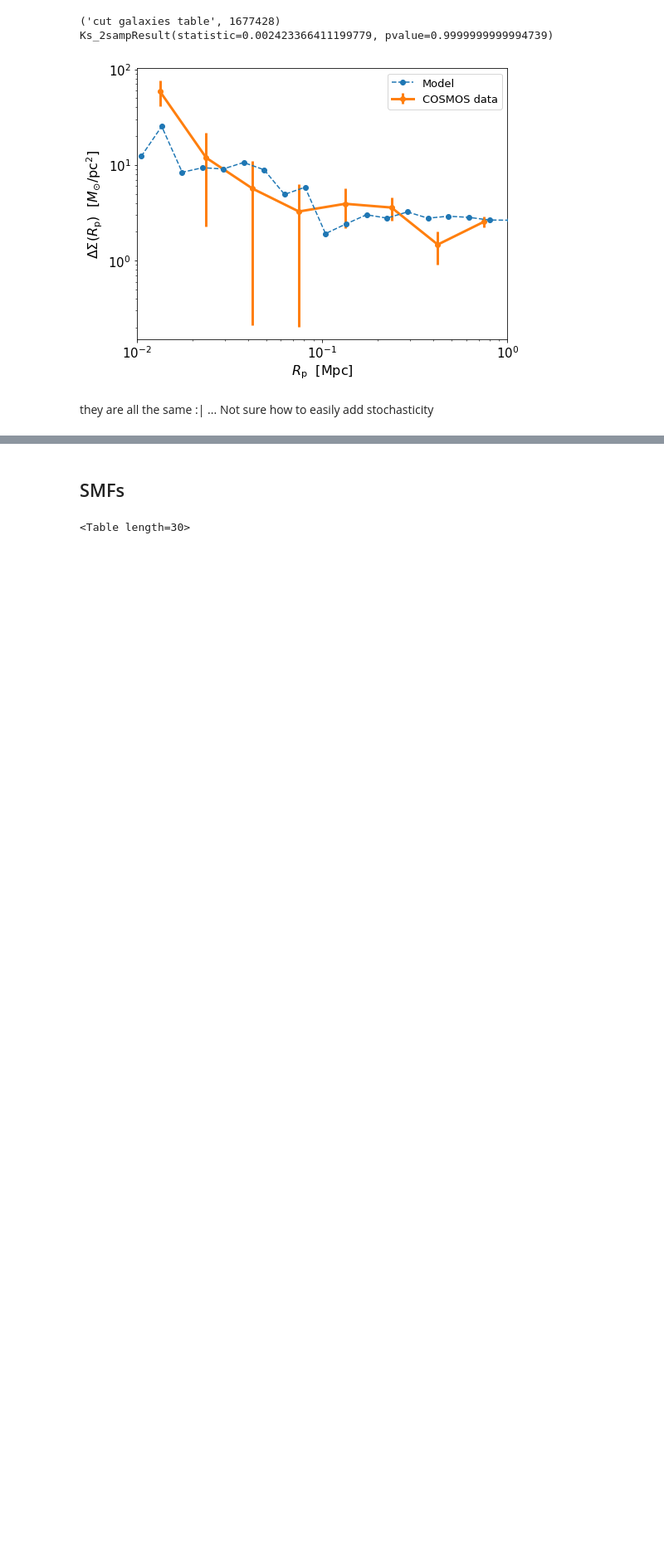
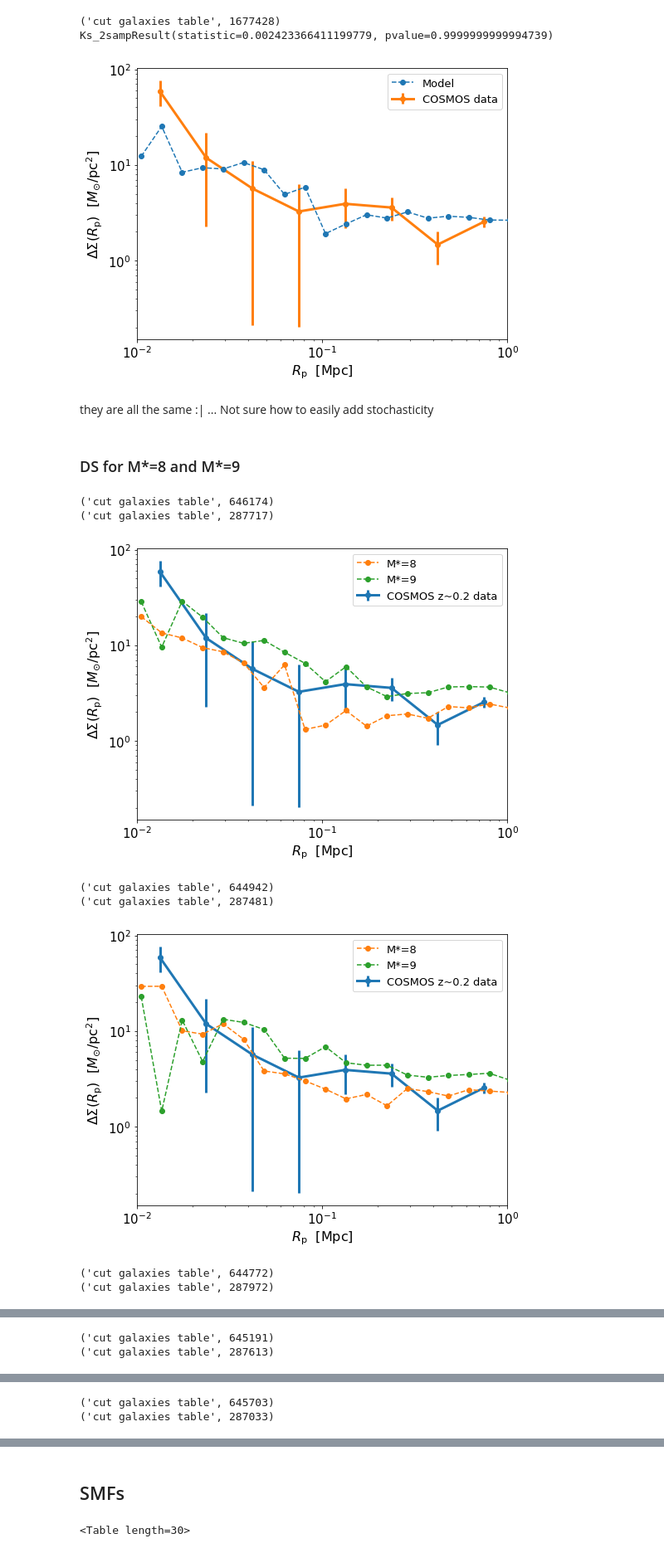
Before and after one commit to f-ardila/dwarf_lensing, a Jupyter notebook: MCMC/notebooks/Universe_Machine.ipynb, the cells around one changed output, grey strips where cells are left out. Shown at 83% size. Drawn from its saved outputs; the diff is of its cells as text; code cells hidden in the pictures; blank space fills up the shorter version.

Commit message:
created WL profiles split by stellar mass

```diff
--- a/MCMC/notebooks/Universe_Machine.ipynb
+++ b/MCMC/notebooks/Universe_Machine.ipynb
@@ -47,7 +48,7 @@ UM_catalog
 # %%
 UM_catalog['stellar_mass'] = np.log10(UM_catalog['obs_SM'])
 # %%
-run='Vmax_5'
+run='UM_1'
 config = parse_config('/Users/fardila/Documents/GitHub/dwarf_lensing/MCMC/config/mcmc_config_{0}.yaml'.format(str(run)))
 config, cosmos_data, sim_data = initial_model(config)
 # %% [output]
@@ -130,3 +171,54 @@ Ks_2sampResult(statistic=0.002423366411199779, pvalue=0.9999999999994739)
 [figure]
 # %% [markdown]
 they are all the same :|  ... Not sure how to easily add stochasticity
+# %% [markdown]
+### DS for M*=8 and M*=9
+# %%
+def make_DS_catalog_given_params(params, run, config = None, cosmos_data = None, sim_data = None, write=False):
+
+    if not config:
+        config = parse_config('/Users/fardila/Documents/GitHub/dwarf_lensing/MCMC/config/mcmc_config_{0}.yaml'.format(str(run)))
+        config, cosmos_data, sim_data = initial_model(config)
+
+    halo_data = sim_data['halocat'].halo_table
+
+    stellar_masses = get_chris_stellar_masses(params, config, sim_data)
+    halo_data['stellar_mass'] = 10**stellar_masses
+
+#     halo_data_reduced = halo_data['stellar_mass','halo_mpeak','halo_mvir','halo_Vmax@Mpeak', 'halo_upid']
+    halo_data_reduced = halo_data
+
+    if write:
+        halo_data_reduced.write('/Users/fardila/Documents/GitHub/dwarf_lensing/mock_dwarfs/best_fit_mock_{0}.ascii'.format(run),
+                  format ='ascii', overwrite=True, comment='#')
+
+    return halo_data_reduced
+# %%
+best_UM_params = [ 0.31778976, 0.16864865, 2.76285812, 11.15042856,  0.12689323,  0.96288237, -0.03033116]
+# %%
+for i in range(5):
+    # Predict DeltaSigma profiles
+    catalog = make_DS_catalog_given_params(best_UM_params, 'UM_1',
+                                    config = config, cosmos_data = cosmos_data, sim_data = sim_data,
+                                    write=False)
+    catalog = catalog[(np.log10(catalog['stellar_mass'])>7.8) & (np.log10(catalog['stellar_mass'])<9.2)]
+
+
+    m_star8_catalog = catalog[(np.log10(catalog['stellar_mass'])>7.8) & (np.log10(catalog['stellar_mass'])<8.2)]
+    m_star9_catalog = catalog[(np.log10(catalog['stellar_mass'])>8.8) & (np.log10(catalog['stellar_mass'])<9.2)]
+
+    wl_r_8, wl_ds_8 = compute_deltaSigma_UM(m_star8_catalog, config, cosmos_data, sim_data)
+    wl_r_9, wl_ds_9 = compute_deltaSigma_UM(m_star9_catalog, config, cosmos_data, sim_data)
+    plot_deltaSigma(cosmos_data['cosmos_wl_table'], np.array([wl_r_8,wl_r_9]).T, np.array([wl_ds_8,wl_ds_9]).T,
+                   labels=['M*=8', 'M*=9'])
+    np.savetxt('/Users/fardila/Documents/GitHub/dwarf_lensing/MCMC/notebooks/model_WL_profile/UM_dwarfs_WL_profiles_split_by_M*_{0}.txt'.format(str(i)),
+               np.c_[wl_r_8,wl_ds_8, wl_ds_9], header = 'R DS_M*8 DS_M*9')
+# %% [output]
+('cut galaxies table', 646174)
+('cut galaxies table', 287717)
+[figure, added]
+('cut galaxies table', 644942)
+('cut galaxies table', 287481)
+[figure, added]
+('cut galaxies table', 644772)
+('cut galaxies table', 287972)
@@ -132,0 +226,2 @@ they are all the same :|  ... Not sure how to easily add stochasticity
+('cut galaxies table', 645191)
+('cut galaxies table', 287613)
@@ -132,0 +229,2 @@ they are all the same :|  ... Not sure how to easily add stochasticity
+('cut galaxies table', 645703)
+('cut galaxies table', 287033)
```
Also changed, not shown: parts of 4 cells of this notebook.
